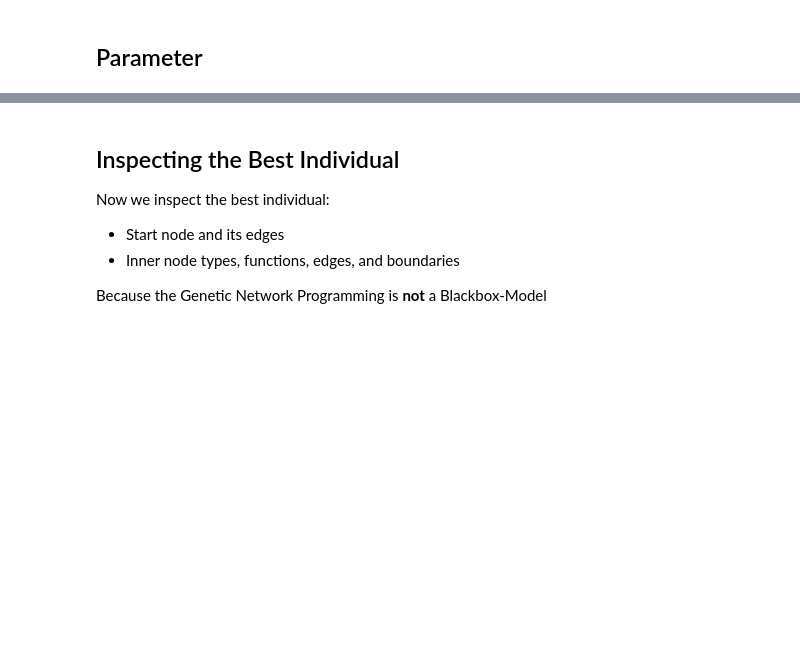
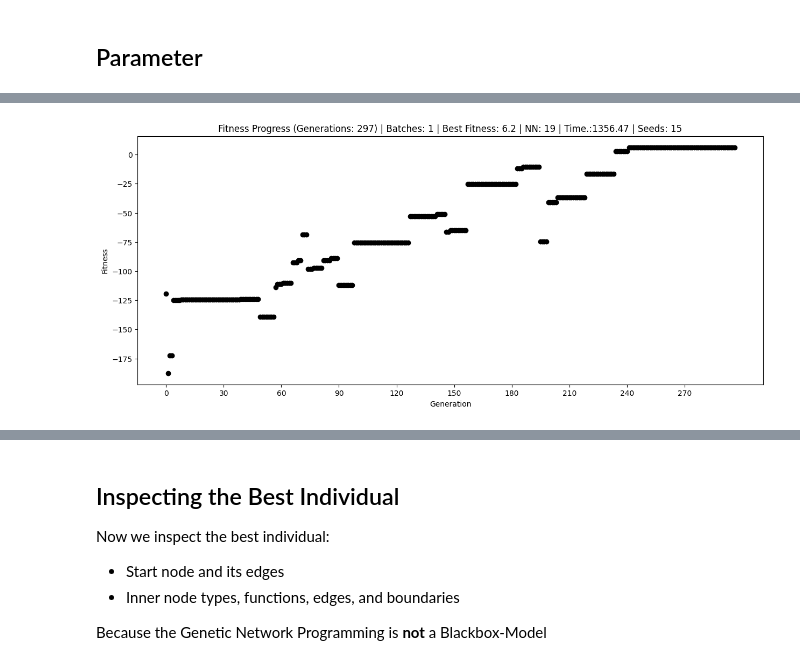
Before and after one commit to FabianKoehnke/fracnetics, a Jupyter notebook: examples/lunarlander.ipynb, the cells around one changed output, grey strips where cells are left out. Drawn from its saved outputs; the diff is of its cells as text; code cells hidden in the pictures; blank space fills up the shorter version.

Commit message:
research in lunarlander.ipynb

```diff
--- a/examples/lunarlander.ipynb
+++ b/examples/lunarlander.ipynb
@@ -84,7 +84,7 @@ seed=5
 # Initialize the population
 pop = fn.Population(
     seed=seed,
-    ni=20,       # number of individuals
+    ni=100,       # number of individuals
     jn=2,         # judgment nodes
     jnf=8,        # judgment node functions
     pn=2,         # processing nodes
@@ -330,0 +212,82 @@ for g in range(4000):
+# %%
+# Training environment
+env = gym.make("LunarLander-v3", continuous=False, gravity=-10.0,
+               enable_wind=False, wind_power=0, turbulence_power=0)
+
+#for ind in pop.individuals:
+#    ind.fitnessValues = [[None for _ in range(seeds)] for _ in range(ema)]
+    #for _ in range(ema):
+    #    ind.fitnessValues.append(worstFitness)
+
+fitnessProgess = []
+for g in range(5000):
+
+    # 1. Multi-Seed Evaluation (C++ Geschwindigkeit!)
+    pop.gymnasiumMultiSeed(env, dMax=50, maxSteps=1000, maxConsecutiveP=10,
+                           worstFitness=-500, seeds=seeds)
+
+    # 2. Pareto Objectives berechnen
+    pop.calculateParetoObjectives(landingThreshold=100)
+
+    # 3. Pareto Tournament Selection
+    pop.paretoTournamentSelection(N=2, E_reward=1, E_landing=1)
+    #pop.tournamentSelection(N=4, E=4)
+
+    maxFitness = statistics.mean(pop.individuals[pop.indicesElite[0]].fitnessValues)
+    fitnessProgess.append(maxFitness)
+    # Add/Delete nodes
+    pop.callAddDelNodes(minFeatures, maxFeatures, 0.5)
+
+    # Crossover (recombination)
+    pop.crossover(probability = 0.25, type = "uniform")
+
+    pop.callEdgeMutation(
+        probInnerNodes = 0.05, # probability of changing an edge of jn or pn
+        probStartNode = 0.05,  # probability of changing an edge of the start node
+        justUsedNodes = True,
+        adaptToEdgeSize = False
+        )
+
+    #pop.callBoundaryMutationFractal(0.02, minFeatures, maxFeatures) # NOTE: overwrites boundaries
+    pop.callBoundaryMutationNormal(
+        probability = 0.05,
+        sigma = 0.1,
+        justUsedNodes = True
+        )
+    pop.callBoundaryMutationUniform(
+        probability = 0.03,
+        justUsedNodes = True
+        )
+
+    # Plot fitness progression
+    g += 1
+
+    plt.figure(figsize=(15, 6))
+    #for genIdx, genFit in enumerate(fitnessProgess):
+        #plt.scatter([genIdx] * len(genFit), [fit for fit in genFit], color='black', alpha=0.1)
+    plt.scatter([i for i in range(len(fitnessProgess))], fitnessProgess, color='black')
+        #if genIdx >= 1:
+        #    plt.scatter([genIdx] * len(pop.individuals[pop.indicesElite[0]].fitnessValues), genFit[-1], color='black')
+    #plt.boxplot(fitnessProgess, whis=2, sym=".")
+
+    plt.title(f"Fitness Progress (Generations: {g}) | Batches: {nBatches+1} | Best Fitness: {round(maxFitness,2)} | NN: {len(pop.individuals[pop.indicesElite[0]].innerNodes)} | Time.:{round(time.perf_counter()-start,2)} | Seeds: {len(seeds)}")
+    plt.xlabel("Generation")
+    plt.ylabel("Fitness")
+    ticks = range(0,len(fitnessProgess), math.ceil(len(fitnessProgess)/10))
+    plt.xticks(ticks,labels = ticks)
+    clear_output(wait=True)
+    plt.show()
+
+    best = pop.individuals[pop.indicesElite[0]]
+    print("Per-seed rewards:", best.fitnessValues)
+    print("Min:", min(best.fitnessValues))
+    print("Max:", max(best.fitnessValues))
+    landings = sum(1 for r in best.lastStepRewards if r >= 100)
+    landing_rate = landings / len(best.lastStepRewards)
+    print(f"Landing rate: {landing_rate:.0%}")
+
+    if fitnessProgess[-1] > 200 and landing_rate > 0.85:
+        start = seeds[-1] + 1
+        seeds.extend(range(start, start + 5))
+# %% [output]
+[figure, added]
```
Also changed, not shown: parts of 5 cells of this notebook.
